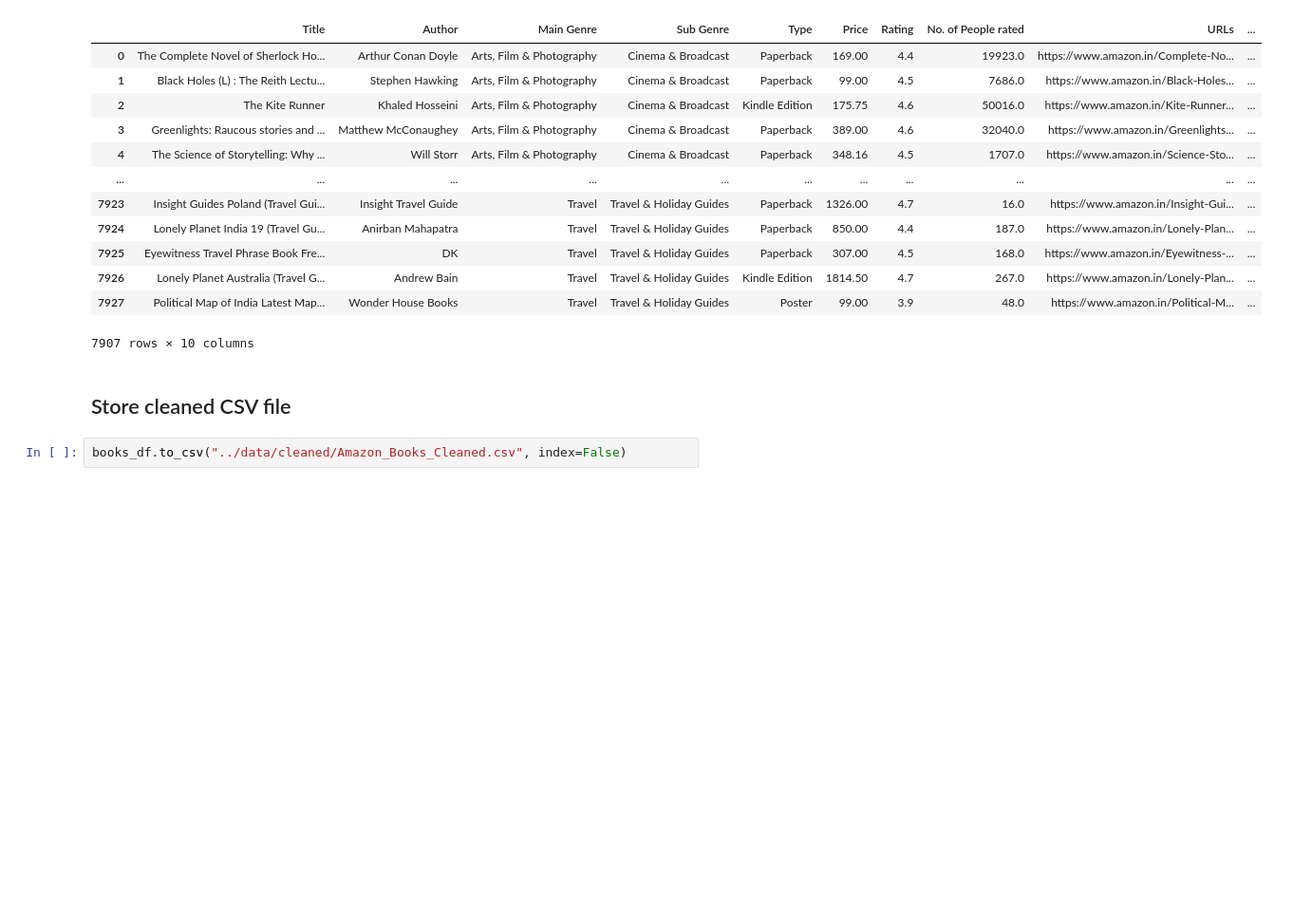
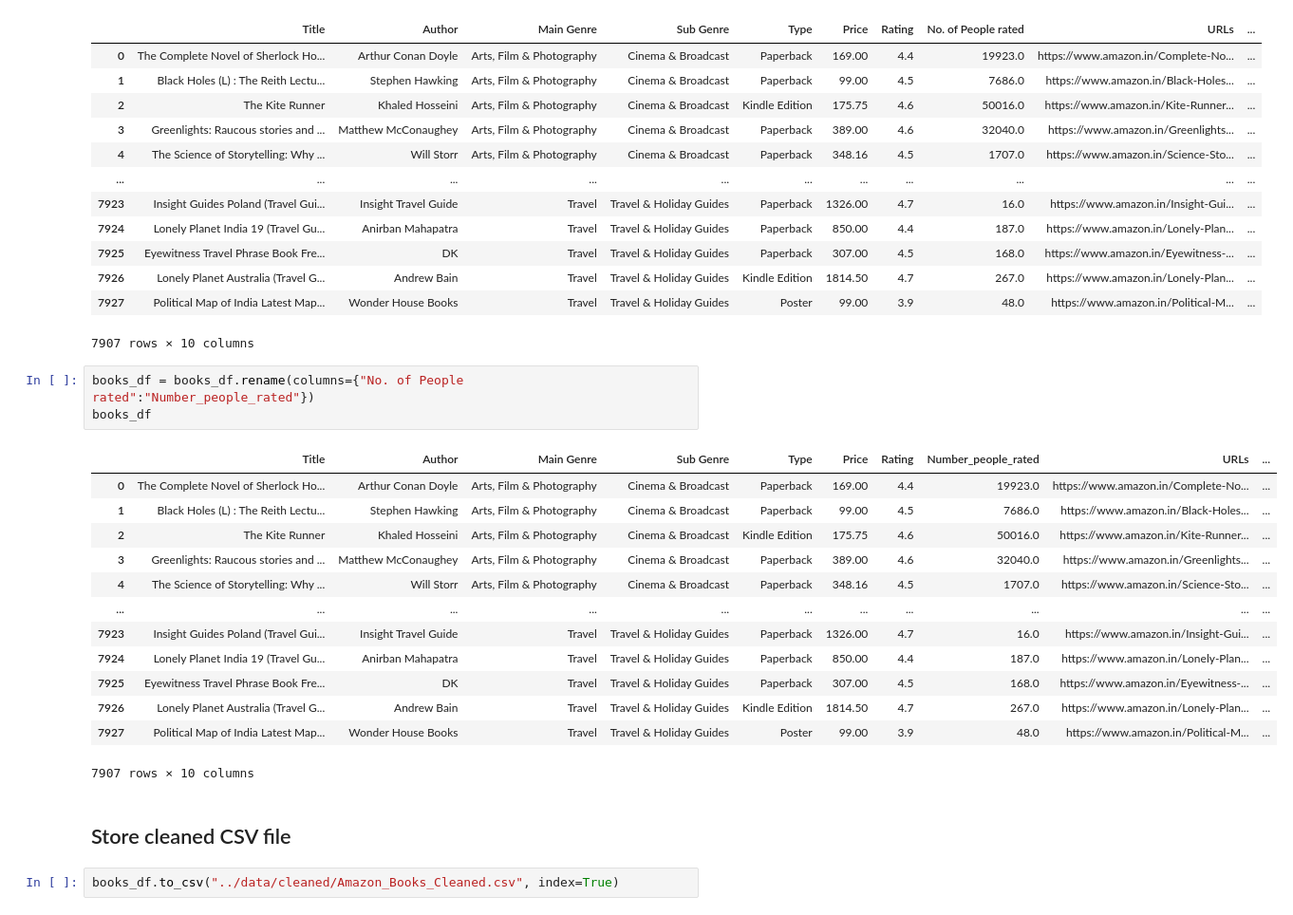
Before and after one commit to ALEXUSCR-27/Amazon-Books-Genre-Classifier, a Jupyter notebook: notebooks/01-Extract-Clean-notebook.ipynb, the cells around one changed output. Shown at 95% size. Saved outputs shown, nothing was run; the diff lists cells and outputs as text; blank space fills up the shorter version.

Commit message:
Number of people rated column name changed

```diff
--- a/notebooks/01-Extract-Clean-notebook.ipynb
+++ b/notebooks/01-Extract-Clean-notebook.ipynb
@@ -107,7 +107,24 @@ books_df
 | 7926 | Lonely Planet Australia (Travel G... | Andrew Bain | Travel | Travel & Holiday Guides | Kindle Edition | 1814.50 | 4.7 | 267.0 | https://www.amazon.in/Lonely-Plan... | ... |
 | 7927 | Political Map of India Latest Map... | Wonder House Books | Travel | Travel & Holiday Guides | Poster | 99.00 | 3.9 | 48.0 | https://www.amazon.in/Political-M... | ... |
 7907 rows × 10 columns
+# %%
+books_df = books_df.rename(columns={"No. of People rated":"Number_people_rated"})
+books_df
+# %% [output]
+|  | Title | Author | Main Genre | Sub Genre | Type | Price | Rating | Number_people_rated | URLs | ... |
+| 0 | The Complete Novel of Sherlock Ho... | Arthur Conan Doyle | Arts, Film & Photography | Cinema & Broadcast | Paperback | 169.00 | 4.4 | 19923.0 | https://www.amazon.in/Complete-No... | ... |
+| 1 | Black Holes (L) : The Reith Lectu... | Stephen Hawking | Arts, Film & Photography | Cinema & Broadcast | Paperback | 99.00 | 4.5 | 7686.0 | https://www.amazon.in/Black-Holes... | ... |
+| 2 | The Kite Runner | Khaled Hosseini | Arts, Film & Photography | Cinema & Broadcast | Kindle Edition | 175.75 | 4.6 | 50016.0 | https://www.amazon.in/Kite-Runner... | ... |
+| 3 | Greenlights: Raucous stories and ... | Matthew McConaughey | Arts, Film & Photography | Cinema & Broadcast | Paperback | 389.00 | 4.6 | 32040.0 | https://www.amazon.in/Greenlights... | ... |
+| 4 | The Science of Storytelling: Why ... | Will Storr | Arts, Film & Photography | Cinema & Broadcast | Paperback | 348.16 | 4.5 | 1707.0 | https://www.amazon.in/Science-Sto... | ... |
+| ... | ... | ... | ... | ... | ... | ... | ... | ... | ... | ... |
+| 7923 | Insight Guides Poland (Travel Gui... | Insight Travel Guide | Travel | Travel & Holiday Guides | Paperback | 1326.00 | 4.7 | 16.0 | https://www.amazon.in/Insight-Gui... | ... |
+| 7924 | Lonely Planet India 19 (Travel Gu... | Anirban Mahapatra | Travel | Travel & Holiday Guides | Paperback | 850.00 | 4.4 | 187.0 | https://www.amazon.in/Lonely-Plan... | ... |
+| 7925 | Eyewitness Travel Phrase Book Fre... | DK | Travel | Travel & Holiday Guides | Paperback | 307.00 | 4.5 | 168.0 | https://www.amazon.in/Eyewitness-... | ... |
+| 7926 | Lonely Planet Australia (Travel G... | Andrew Bain | Travel | Travel & Holiday Guides | Kindle Edition | 1814.50 | 4.7 | 267.0 | https://www.amazon.in/Lonely-Plan... | ... |
+| 7927 | Political Map of India Latest Map... | Wonder House Books | Travel | Travel & Holiday Guides | Poster | 99.00 | 3.9 | 48.0 | https://www.amazon.in/Political-M... | ... |
+7907 rows × 10 columns
 # %% [markdown]
 ## Store cleaned CSV file
 # %%
-books_df.to_csv("../data/cleaned/Amazon_Books_Cleaned.csv", index=False)
+books_df.to_csv("../data/cleaned/Amazon_Books_Cleaned.csv", index=True)
```
Also changed, not shown: 1 other file.
